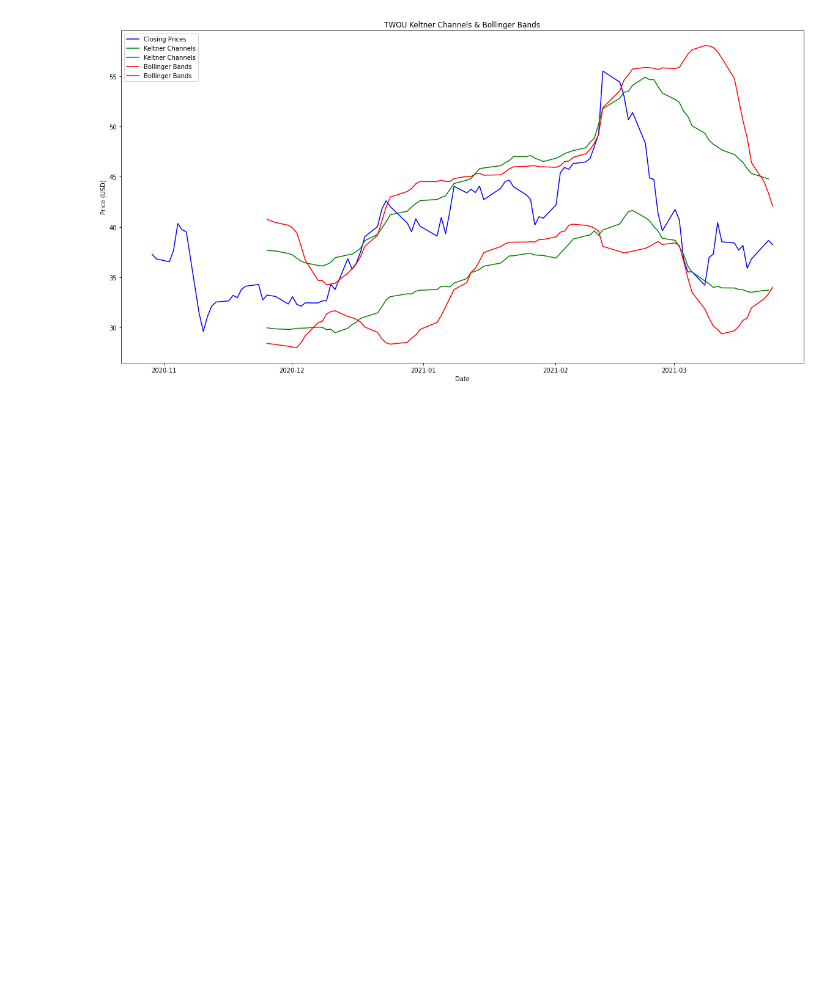
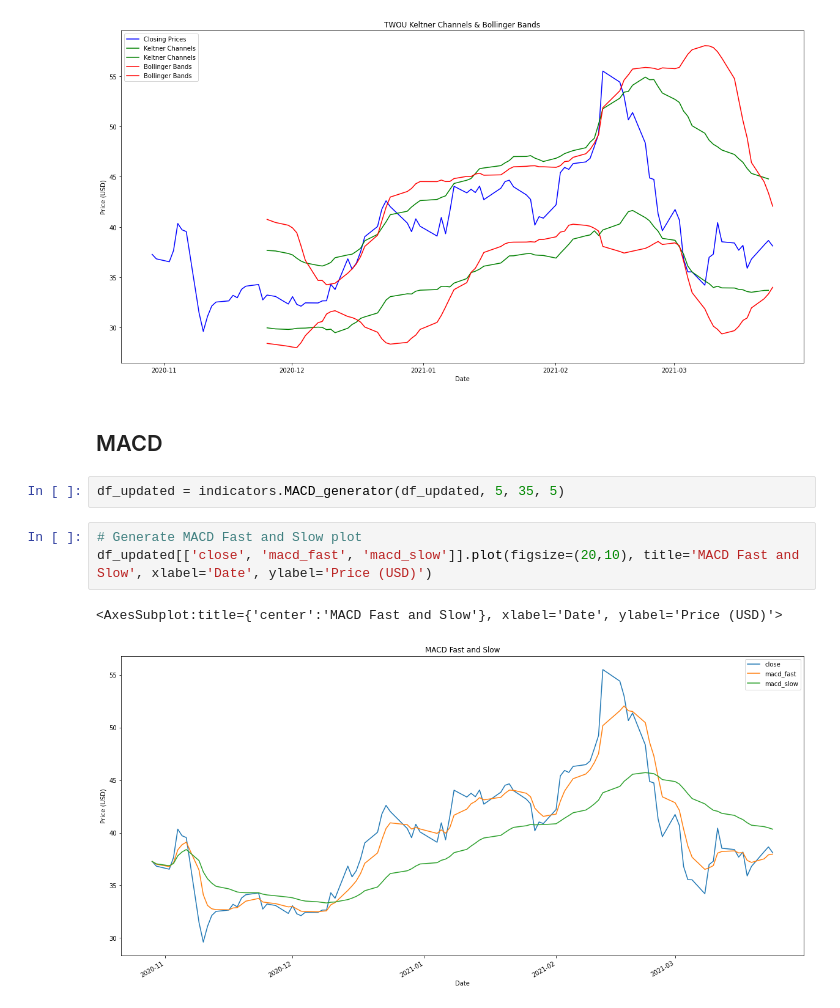
Before and after one commit to jonowens/bookish-fiesta, a Jupyter notebook: analyzer.ipynb, the cells around one changed output. Cells and saved outputs as stored; diff of their text form; blank space fills up the shorter version.

Commit message:
Created MACD_generator function in indicators.py and created plots.

```diff
--- a/analyzer.ipynb
+++ b/analyzer.ipynb
@@ -65,3 +67,13 @@ plt.legend(loc='upper left')
 # %% [output]
 <matplotlib.legend.Legend at 0x...>
 [figure]
+# %% [markdown]
+## MACD
+# %%
+df_updated = indicators.MACD_generator(df_updated, 5, 35, 5)
+# %%
+# Generate MACD Fast and Slow plot
+df_updated[['close', 'macd_fast', 'macd_slow']].plot(figsize=(20,10), title='MACD Fast and Slow', xlabel='Date', ylabel='Price (USD)')
+# %% [output]
+<AxesSubplot:title={'center':'MACD Fast and Slow'}, xlabel='Date', ylabel='Price (USD)'>
+[figure, added]
```
Also changed, not shown: parts of 2 cells of this notebook, 1 other file.
